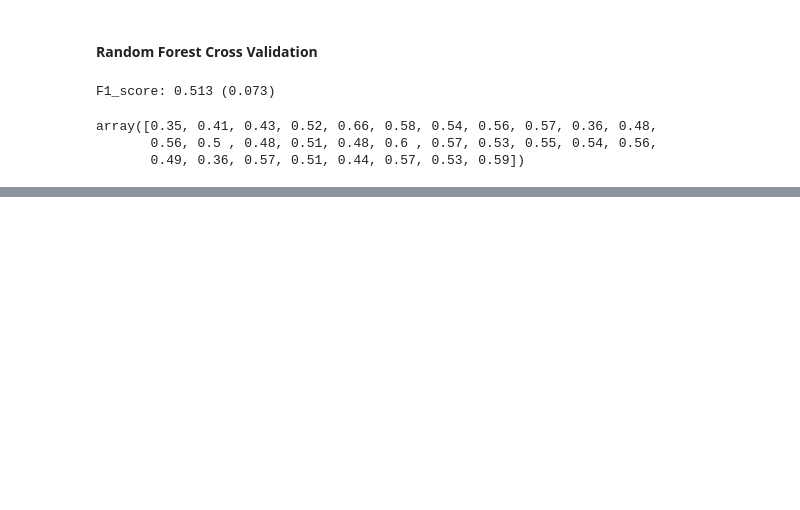
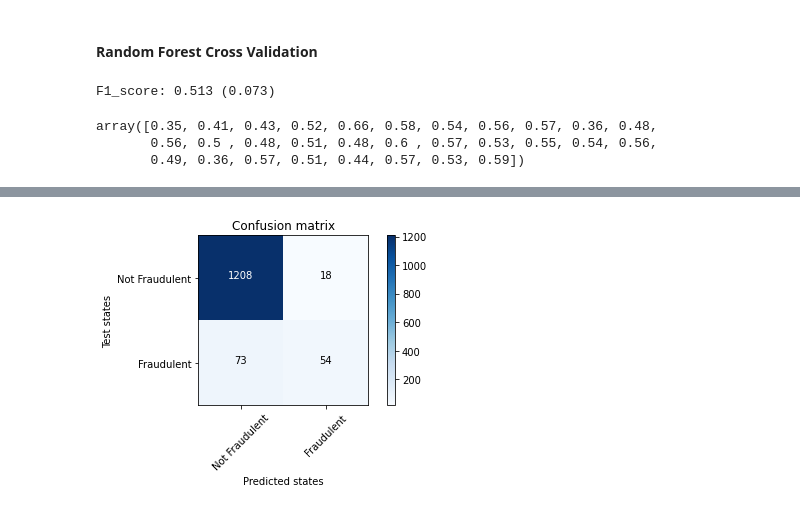
Before and after one commit to areias/healthcare_fraud, a Jupyter notebook: Logistic_Regression.ipynb, the cells around one changed output, grey strips where cells are left out. Drawn from its saved outputs; the diff is of its cells as text; code cells hidden in the pictures; blank space fills up the shorter version.

```diff
--- a/Logistic_Regression.ipynb
+++ b/Logistic_Regression.ipynb
@@ -694,0 +792,8 @@ array([0.35, 0.41, 0.43, 0.52, 0.66, 0.58, 0.54, 0.56, 0.57, 0.36, 0.48,
+# %%
+data = neo_df.drop(['PotentialFraud'], axis=1)
+target = neo_df['PotentialFraud']
+# %%
+X_train, X_test, y_train, y_test = train_test_split(data, target, test_size=0.25, random_state=15, stratify=target)
+# %%
+rf = RandomForestClassifier(n_estimators = 10, criterion = 'entropy', random_state = 42)
+rf.fit(X_train, y_train)
@@ -694,0 +802,2 @@ array([0.35, 0.41, 0.43, 0.52, 0.66, 0.58, 0.54, 0.56, 0.57, 0.36, 0.48,
+# %%
+rf_pred = rf.predict(X_test)
@@ -694,0 +823,10 @@ array([0.35, 0.41, 0.43, 0.52, 0.66, 0.58, 0.54, 0.56, 0.57, 0.36, 0.48,
+# %%
+cnf_matrix = confusion_matrix(y_test, rf_pred)
+np.set_printoptions(precision=2)
+
+# Plot non-normalized confusion matrix
+plt.figure()
+plot_confusion_matrix(cnf_matrix, classes=[ 'Not Fraudulent', 'Fraudulent'],
+                      title='Confusion matrix')
+# %% [output]
+[figure, added]
```
Also changed, not shown: parts of 27 cells of this notebook.
